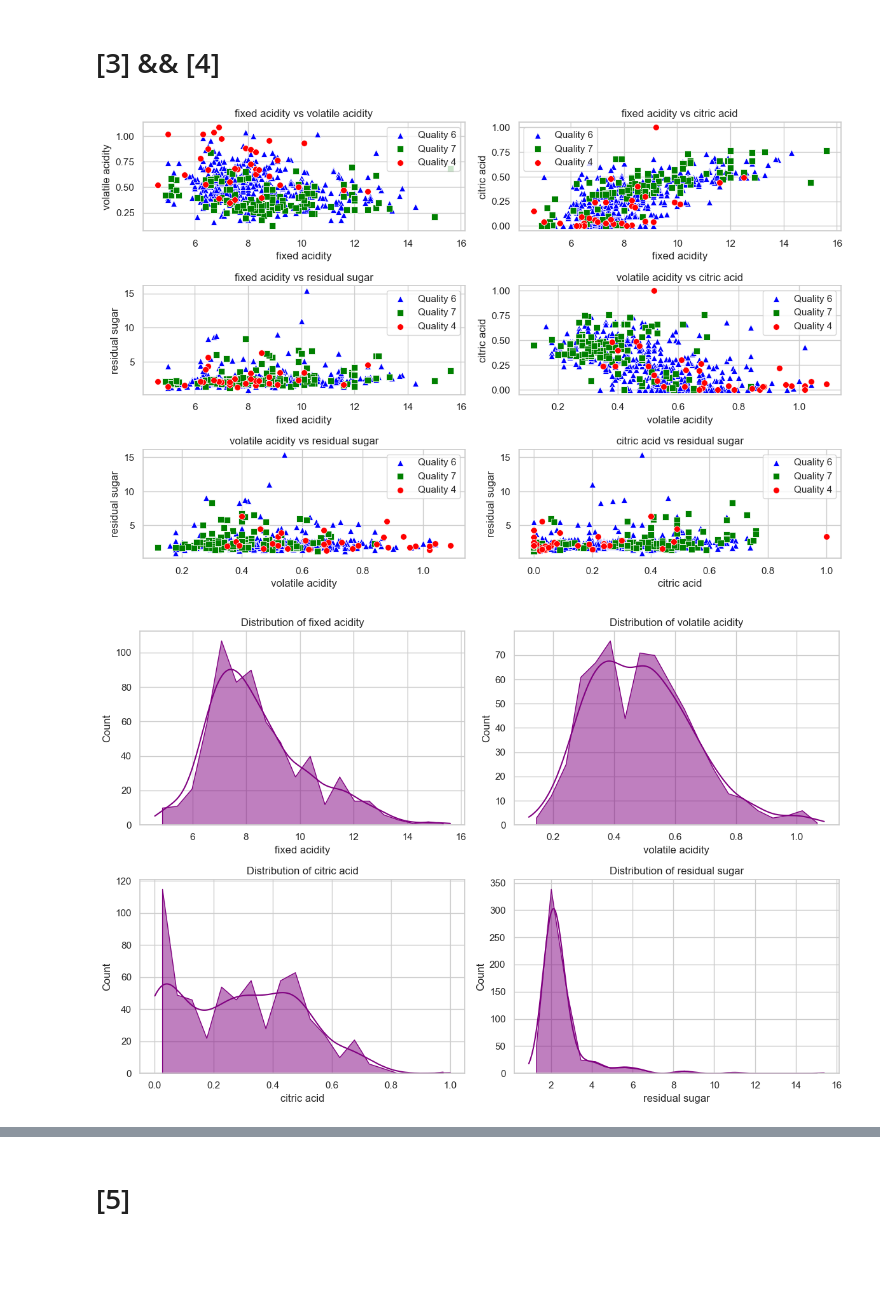
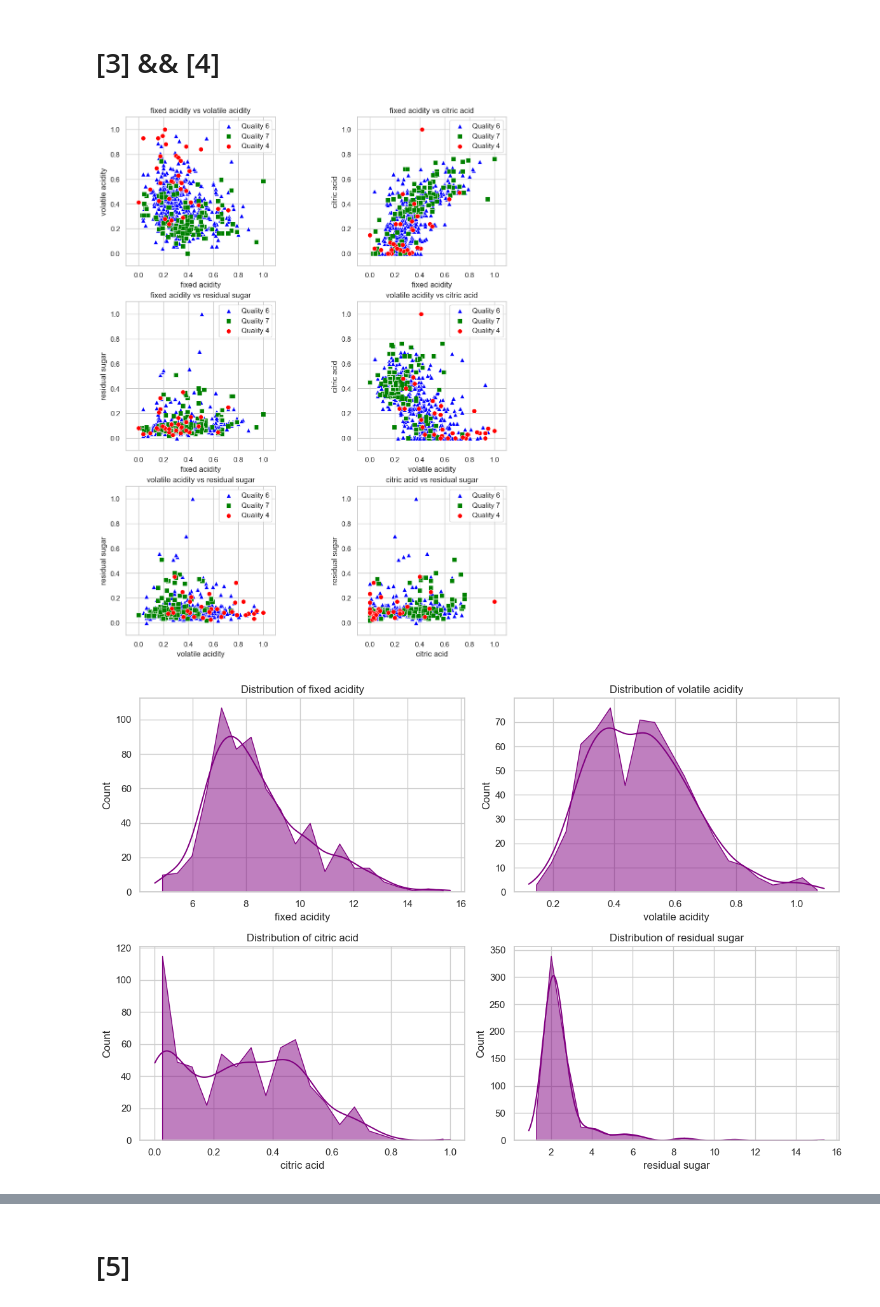
Before and after one commit to MikeV182/statistical-decision-theory, a Jupyter notebook: main.ipynb, the cells around one changed output, grey strips where cells are left out. Saved outputs shown, nothing was run; the diff lists cells and outputs as text; code cells hidden in the pictures; blank space fills up the shorter version.

Commit message:
normalized the data so that plots became more balances on X and Y axes

```diff
--- a/main.ipynb
+++ b/main.ipynb
@@ -72,18 +72,26 @@ sns.set_theme(style="whitegrid")
 selected_features = ['fixed acidity', 'volatile acidity', 'citric acid', 'residual sugar']
 pairs = list(itertools.combinations(selected_features, 2))
 
-# Диаграммы рассеяния для всех пар признаков
-plt.figure(figsize=(12, 10))
+# Нормализация данных, чтобы не было диспропорциональных сторон по типу
+# citric acid 0.0 0.2 0.4 0.6 0.8 1.0 && residual sugar 5 10 15
+df_norm = df.copy()
+for feature in selected_features:
+    df_norm[feature] = (df[feature] - df[feature].min()) / (df[feature].max() - df[feature].min())
+
+# Диаграммы рассеяния
+plt.figure(figsize=(10, 12), constrained_layout=True)  # Увеличить высоту для 3 рядов
 for i, (x_feature, y_feature) in enumerate(pairs, 1):
-    plt.subplot(len(pairs) // 2 + 1, 2, i)
+    ax = plt.subplot(3, 2, i)
     for quality in df['quality'].unique():
-        subset = df[df['quality'] == quality]
+        subset = df_norm[df_norm['quality'] == quality]
         sns.scatterplot(data=subset, x=x_feature, y=y_feature,
                         color=class_styles[quality]['color'],
                         marker=class_styles[quality]['marker'],
                         label=f'Quality {quality}', s=50)
+    ax.set_aspect('equal')  # Квадратное соотношение сторон
+    ax.set_xlim(-0.1, 1.1)  # Унифицированный масштаб 0–1
+    ax.set_ylim(-0.1, 1.1)
     plt.title(f'{x_feature} vs {y_feature}')
-plt.tight_layout()
 plt.show()
 
 # Гистограммы распределения признаков
@@ -141,34 +149,34 @@ plt.title('Spearman Correlation (All Data)')
 plt.tight_layout()
 plt.show()
 
 # Вычисление и вывод корреляций для каждого класса
 for quality in df['quality'].unique():
     subset = df[df['quality'] == quality]
     pearson_corr, pearson_pval = compute_correlations(subset, selected_features, method='pearson')
     spearman_corr, spearman_pval = compute_correlations(subset, selected_features, method='spearman')
 
     print(f"\n{'='*50}")
     print(f"Pearson Correlation Matrix (Quality {quality}):")
     print(pearson_corr.round(4))
     print(f"\nPearson P-values (Quality {quality}):")
     print(pearson_pval.round(4))
     print(f"\nSpearman Correlation Matrix (Quality {quality}):")
     print(spearman_corr.round(4))
     print(f"\nSpearman P-values (Quality {quality}):")
     print(spearman_pval.round(4))
 
     # Тепловые карты для каждого класса
     plt.figure(figsize=(10, 4))
     plt.subplot(1, 2, 1)
     sns.heatmap(pearson_corr, annot=True, cmap='coolwarm', vmin=-1, vmax=1, center=0, fmt='.4f')
     plt.title(f'Pearson Correlation (Quality {quality})')
     plt.subplot(1, 2, 2)
     sns.heatmap(spearman_corr, annot=True, cmap='coolwarm', vmin=-1, vmax=1, center=0, fmt='.4f')
     plt.title(f'Spearman Correlation (Quality {quality})')
     plt.tight_layout()
     plt.show()
 # %% [output]
-[figure, old version]
+[figure, new version]
 [figure]
 Pearson Correlation Matrix (All Data):
                   fixed acidity  volatile acidity  citric acid  residual sugar
```
Also changed, not shown: parts of 4 cells of this notebook.
